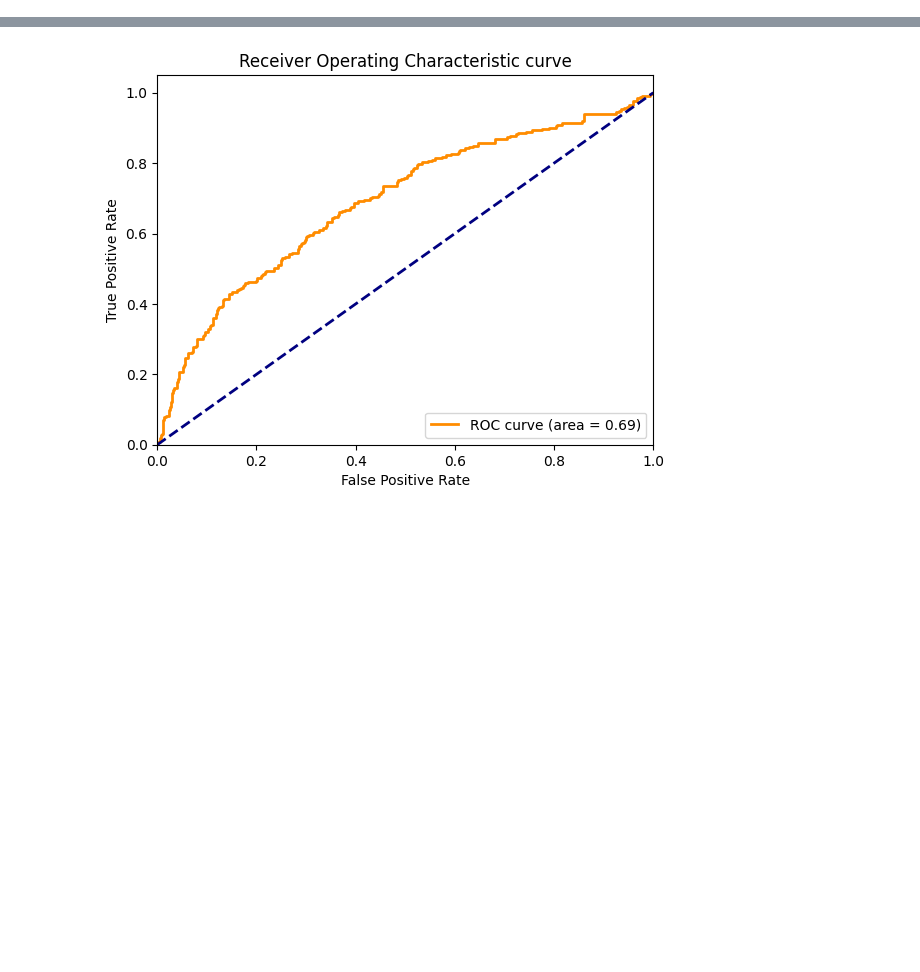
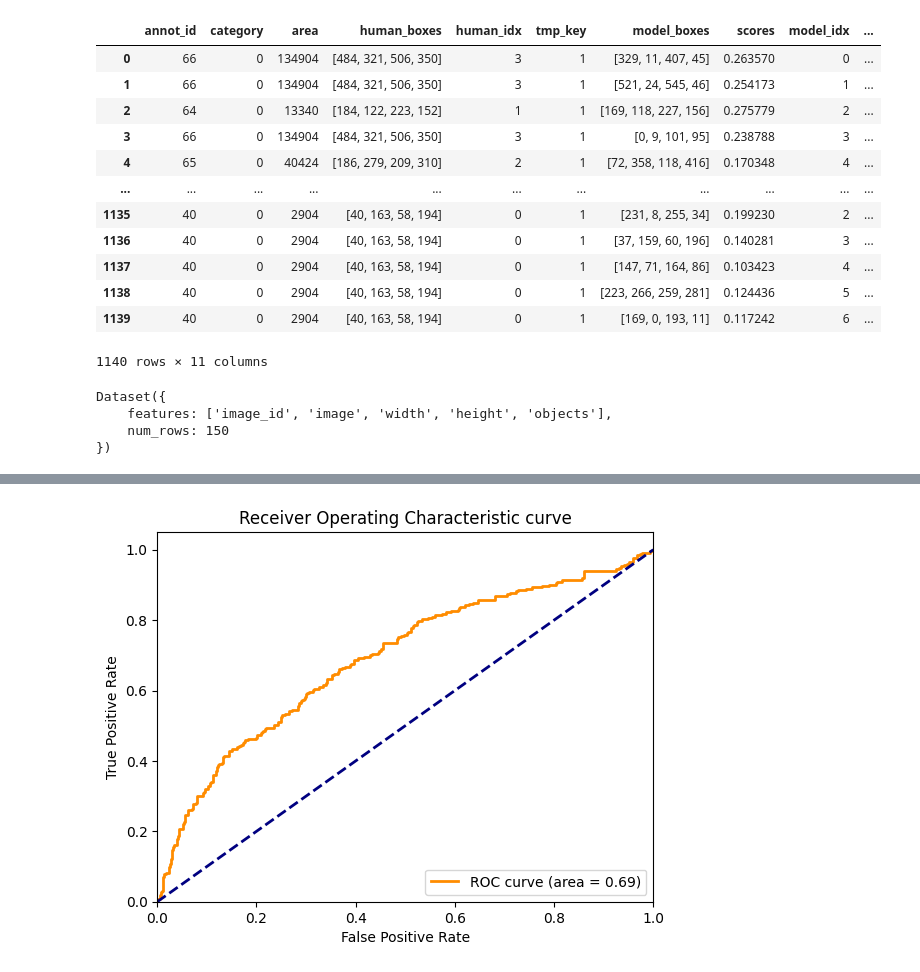
Before and after one commit to kerlinjr/satana, a Jupyter notebook: notebooks/ac_object_detection.ipynb, the cells around one changed output, grey strips where cells are left out. Saved outputs shown, nothing was run; the diff lists cells and outputs as text; code cells hidden in the pictures; blank space fills up the shorter version.

Commit message:
Split modeling and etl

```diff
--- a/notebooks/ac_object_detection.ipynb
+++ b/notebooks/ac_object_detection.ipynb
@@ -728,3 +0,0 @@ if rerun_ds_generation:
-# %%
-import datasets
-ds = datasets.load_from_disk("../data/models/ac_model/ac_object.hf")
@@ -806,4 +0,0 @@ def transform_aug_ann(examples):
-# %%
-ds_dict = ds.train_test_split(test_size=0.2, seed=42)
-#ds_dict['train'] = ds_dict['train'].with_transform(transform_aug_ann)
-ds_dict['train'] = ds_dict['train']
@@ -1000 +151,17 @@ def find_indices(lst, target):
+# %%
+ds
+# %% [output]
+|  | annot_id | category | area | human_boxes | human_idx | tmp_key | model_boxes | scores | model_idx | ... |
+| 0 | 66 | 0 | 134904 | [484, 321, 506, 350] | 3 | 1 | [329, 11, 407, 45] | 0.263570 | 0 | ... |
+| 1 | 66 | 0 | 134904 | [484, 321, 506, 350] | 3 | 1 | [521, 24, 545, 46] | 0.254173 | 1 | ... |
+| 2 | 64 | 0 | 13340 | [184, 122, 223, 152] | 1 | 1 | [169, 118, 227, 156] | 0.275779 | 2 | ... |
+| 3 | 66 | 0 | 134904 | [484, 321, 506, 350] | 3 | 1 | [0, 9, 101, 95] | 0.238788 | 3 | ... |
+| 4 | 65 | 0 | 40424 | [186, 279, 209, 310] | 2 | 1 | [72, 358, 118, 416] | 0.170348 | 4 | ... |
+| ... | ... | ... | ... | ... | ... | ... | ... | ... | ... | ... |
+| 1135 | 40 | 0 | 2904 | [40, 163, 58, 194] | 0 | 1 | [231, 8, 255, 34] | 0.199230 | 2 | ... |
+| 1136 | 40 | 0 | 2904 | [40, 163, 58, 194] | 0 | 1 | [37, 159, 60, 196] | 0.140281 | 3 | ... |
+| 1137 | 40 | 0 | 2904 | [40, 163, 58, 194] | 0 | 1 | [147, 71, 164, 86] | 0.103423 | 4 | ... |
+| 1138 | 40 | 0 | 2904 | [40, 163, 58, 194] | 0 | 1 | [223, 266, 259, 281] | 0.124436 | 5 | ... |
+| 1139 | 40 | 0 | 2904 | [40, 163, 58, 194] | 0 | 1 | [169, 0, 193, 11] | 0.117242 | 6 | ... |
+1140 rows × 11 columns
 # %%
@@ -1065,0 +204,7 @@ import numpy as np
+# %%
+ds
+# %% [output]
+Dataset({
+    features: ['image_id', 'image', 'width', 'height', 'objects'],
+    num_rows: 150
+})
```
Also changed, not shown: parts of 62 cells of this notebook, 1 other file.
